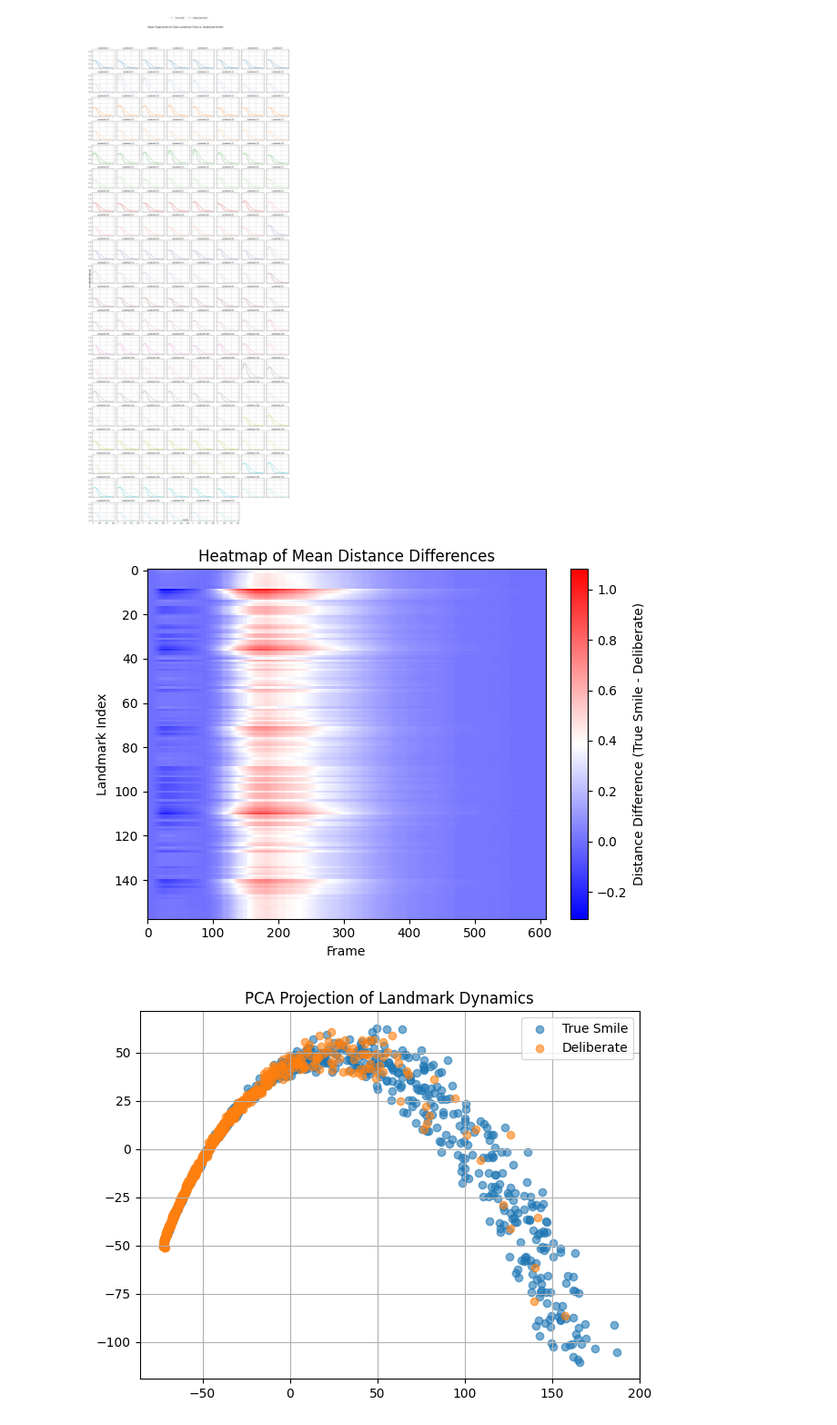
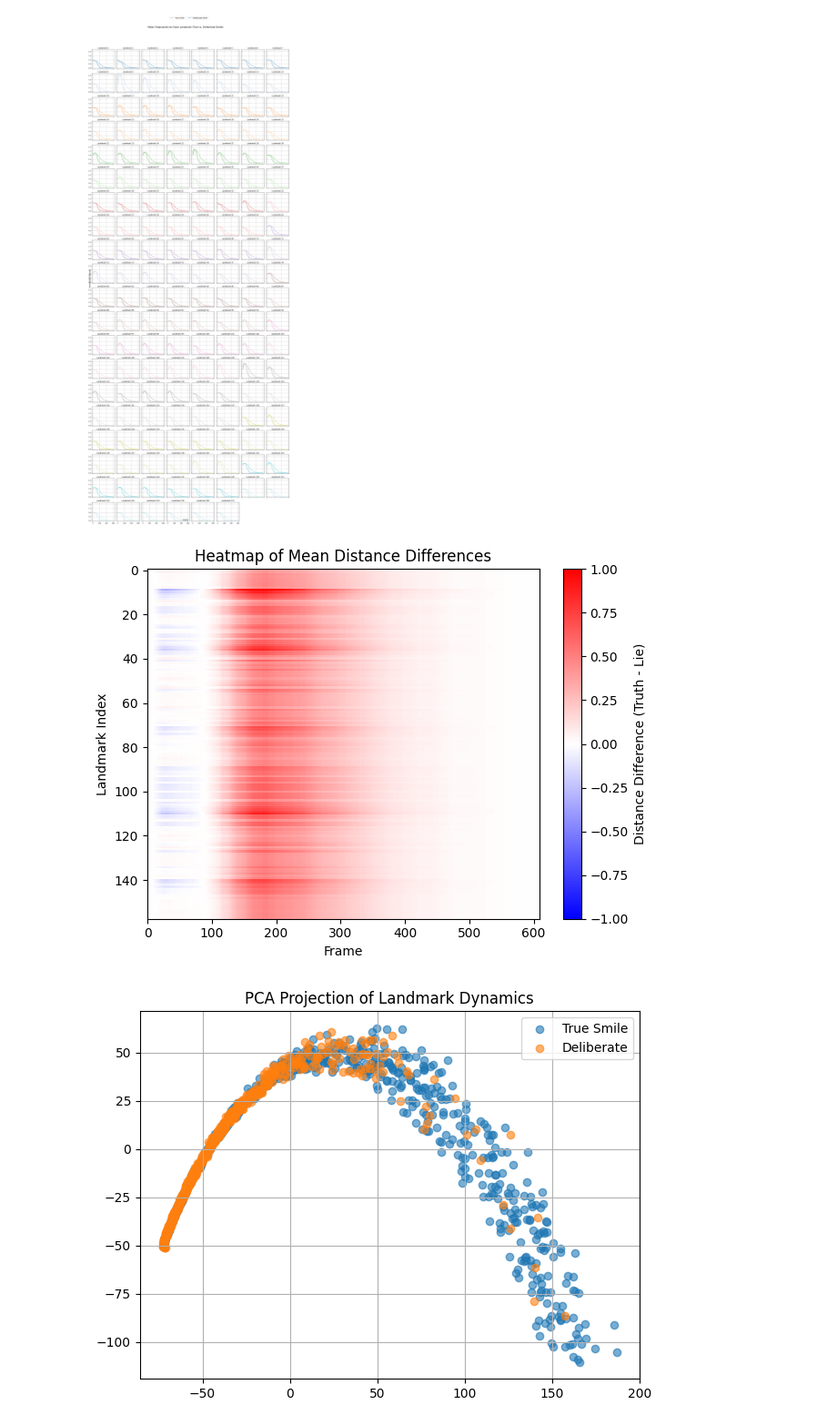
Before and after one commit to Newtoneiro/automatic-lie-detection, a Jupyter notebook: notebooks/sandboxes/face_points_movement/nemo_smile/face_points_movement.ipynb, the cells around one changed output. Shown at 91% size. Cells and saved outputs as stored; diff of their text form; code cells hidden in the pictures.

```diff
--- a/notebooks/sandboxes/face_points_movement/nemo_smile/face_points_movement.ipynb
+++ b/notebooks/sandboxes/face_points_movement/nemo_smile/face_points_movement.ipynb
@@ -88,17 +88,26 @@ plt.show()
 # %% [output]
 [figure]
 # %%
+import numpy as np
+import matplotlib.pyplot as plt
+from matplotlib.colors import Normalize
+
+# Compute the diff as you did
 diff = smile_mean - deliberate_mean  # shape: [609, 158]
 
-plt.imshow(diff.T, aspect='auto', cmap='bwr', interpolation='nearest')
-plt.colorbar(label='Distance Difference (True Smile - Deliberate)')
+# Normalize the data between -1 and 1
+norm = Normalize(vmin=-1, vmax=1)
+
+# Create the heatmap with the normalized color scale
+plt.imshow(diff.T, aspect='auto', cmap='bwr', interpolation='nearest', norm=norm)
+plt.colorbar(label='Distance Difference (Truth - Lie)')
 plt.xlabel('Frame')
 plt.ylabel('Landmark Index')
 plt.title('Heatmap of Mean Distance Differences')
 plt.tight_layout()
 plt.show()
 # %% [output]
-[figure, old version]
+[figure, new version]
 # %%
 from sklearn.decomposition import PCA
 from sklearn.manifold import TSNE
```
